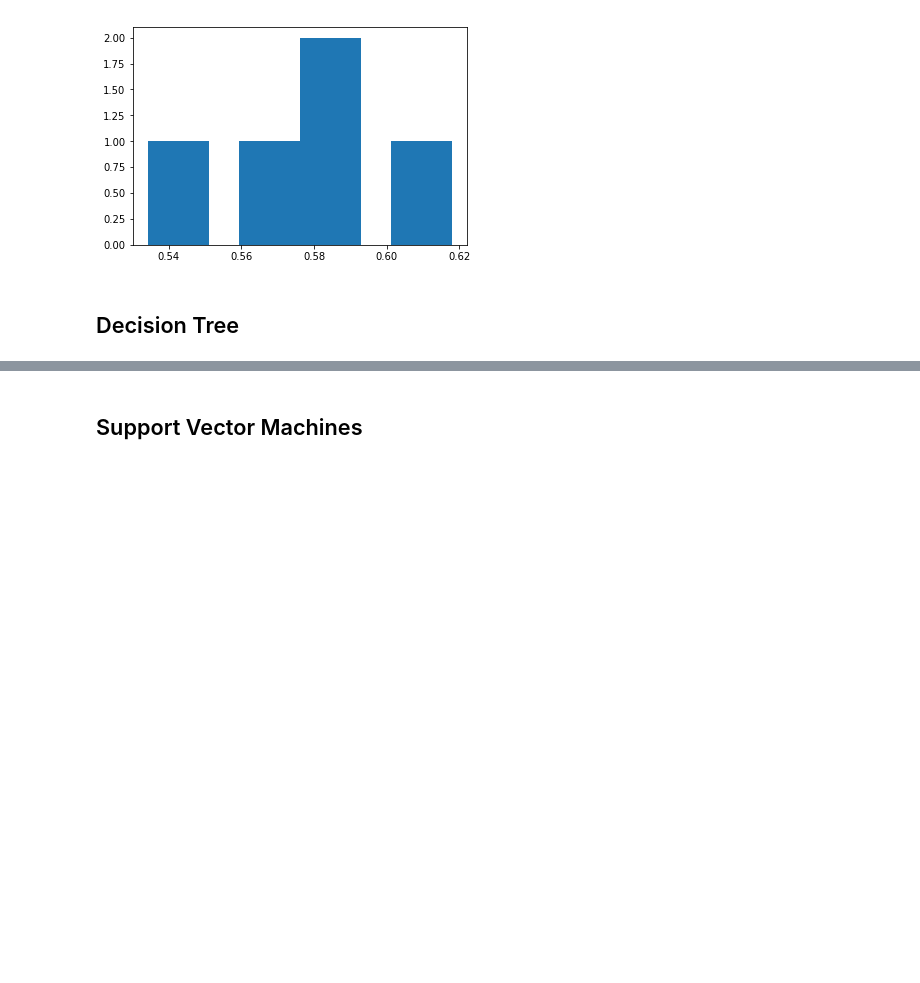
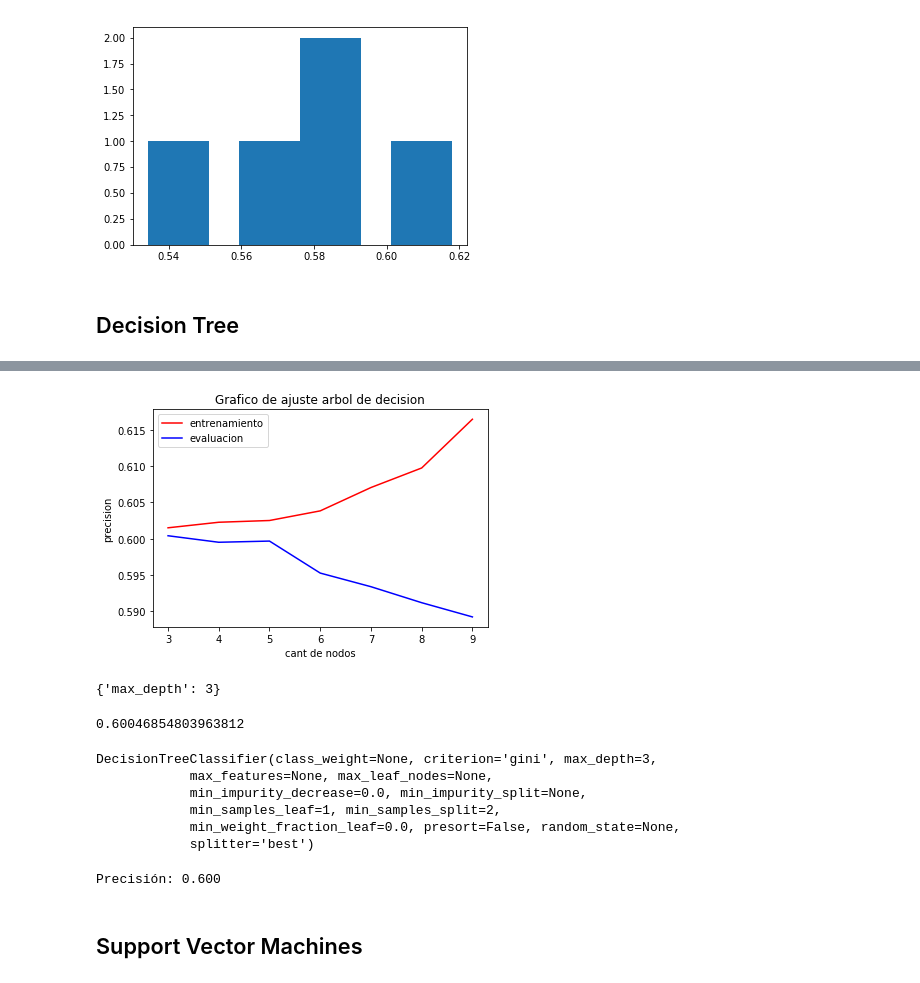
Before and after one commit to franciscojdiezc/TFM, a Jupyter notebook: 5. Machine Learning.ipynb, the cells around one changed output, grey strips where cells are left out. Saved outputs shown, nothing was run; the diff lists cells and outputs as text; code cells hidden in the pictures; blank space fills up the shorter version.

```diff
--- a/5. Machine Learning.ipynb
+++ b/5. Machine Learning.ipynb
@@ -253,0 +239,22 @@ plt.show()
+# %%
+# Grafico de ajuste del árbol de decisión
+train_prec =  []
+eval_prec = []
+max_deep_list = list(range(3, 10))
+
+for deep in max_deep_list:
+    arbol3 = DecisionTreeClassifier(criterion='entropy', max_depth=deep)
+    arbol3.fit(X_train, y_train)
+    train_prec.append(arbol3.score(X_train, y_train))
+    eval_prec.append(arbol3.score(X_test, y_test))
+
+# graficar los resultados.
+plt.plot(max_deep_list, train_prec, color='r', label='entrenamiento')
+plt.plot(max_deep_list, eval_prec, color='b', label='evaluacion')
+plt.title('Grafico de ajuste arbol de decision')
+plt.legend()
+plt.ylabel('precision')
+plt.xlabel('cant de nodos')
+plt.show()
+# %% [output]
+[figure, added]
@@ -254,3 +267,26 @@ plt.show()
+# %%
+clfdt1.best_params_
+# %% [output]
+{'max_depth': 3}
+# %%
+clfdt1.best_score_
+# %% [output]
+0.60046854803963812
+# %%
+clfdt1.best_estimator_
+# %% [output]
+DecisionTreeClassifier(class_weight=None, criterion='gini', max_depth=3,
+            max_features=None, max_leaf_nodes=None,
+            min_impurity_decrease=0.0, min_impurity_split=None,
+            min_samples_leaf=1, min_samples_split=2,
+            min_weight_fraction_leaf=0.0, presort=False, random_state=None,
+            splitter='best')
+# %%
+mejor_modelo = clfdt1.best_estimator_
+mejor_modelo.fit(X_train, y_train)
+print('Precisión: {0:.3f}'.format(mejor_modelo.score(X_test, y_test)))
+# %% [output]
+Precisión: 0.600
 # %% [markdown]
 ## Support Vector Machines
 # %%
```
Also changed, not shown: parts of 27 cells of this notebook.
